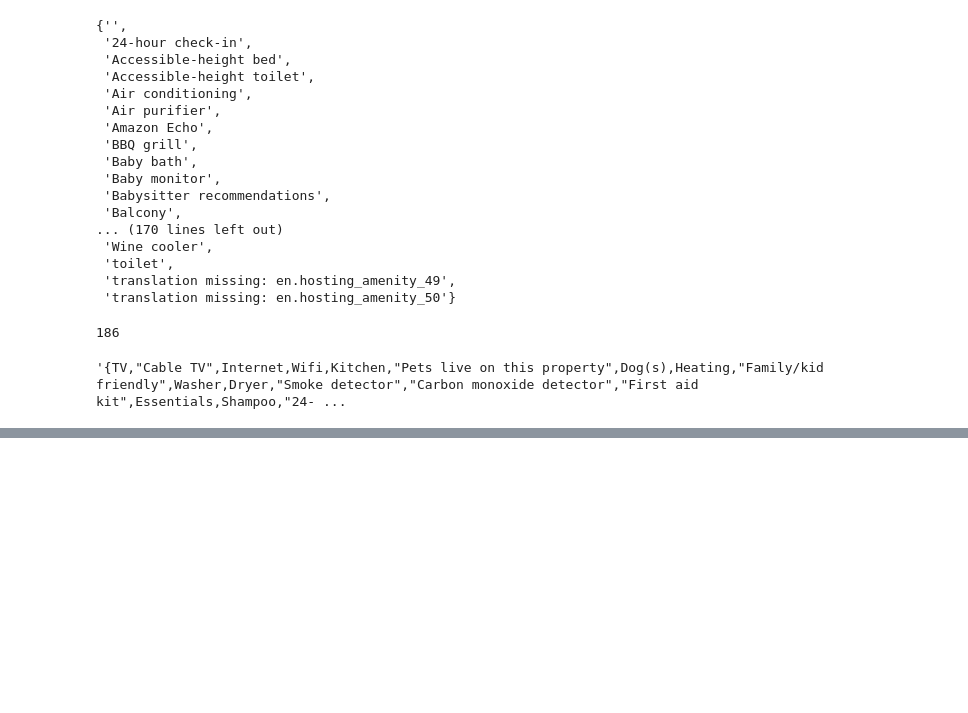
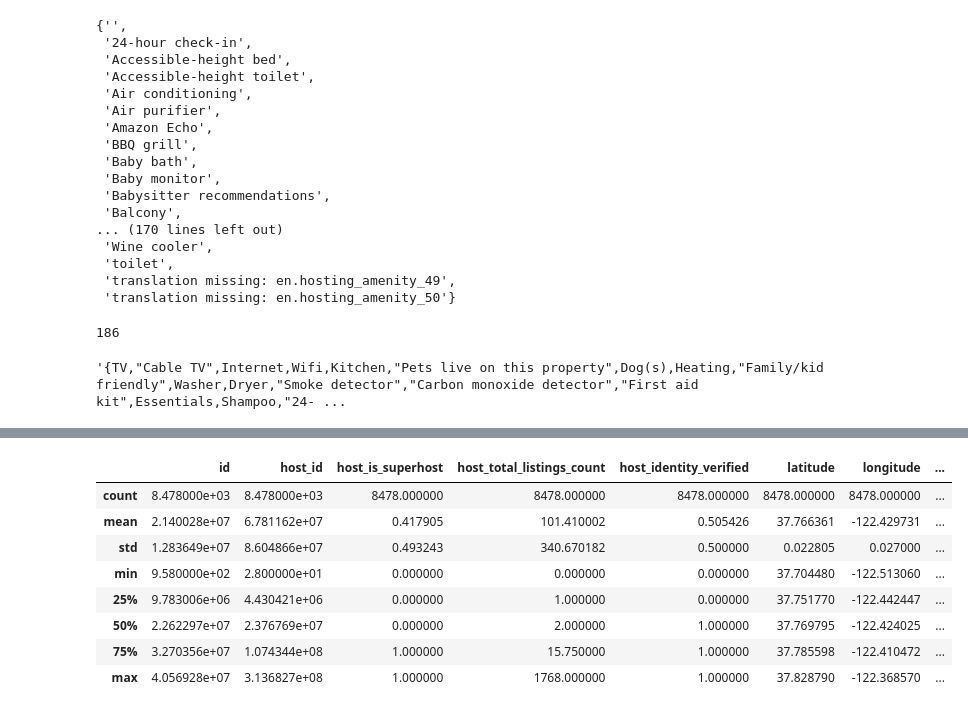
Before and after one commit to shabnami/Capstone_project_Airbnb, a Jupyter notebook: Airbnb.ipynb, the cells around one changed output, grey strips where cells are left out. Saved outputs shown, nothing was run; the diff lists cells and outputs as text; code cells hidden in the pictures; blank space fills up the shorter version.

```diff
--- a/Airbnb.ipynb
+++ b/Airbnb.ipynb
@@ -702,0 +704,12 @@ df = full_data.drop(columns_to_drop, axis = 1)
+# %%
+df.describe()
+# %% [output]
+|  | id | host_id | host_is_superhost | host_total_listings_count | host_identity_verified | latitude | longitude | ... |
+| count | 8.478000e+03 | 8.478000e+03 | 8478.000000 | 8478.000000 | 8478.000000 | 8478.000000 | 8478.000000 | ... |
+| mean | 2.140028e+07 | 6.781162e+07 | 0.417905 | 101.410002 | 0.505426 | 37.766361 | -122.429731 | ... |
+| std | 1.283649e+07 | 8.604866e+07 | 0.493243 | 340.670182 | 0.500000 | 0.022805 | 0.027000 | ... |
+| min | 9.580000e+02 | 2.800000e+01 | 0.000000 | 0.000000 | 0.000000 | 37.704480 | -122.513060 | ... |
+| 25% | 9.783006e+06 | 4.430421e+06 | 0.000000 | 1.000000 | 0.000000 | 37.751770 | -122.442447 | ... |
+| 50% | 2.262297e+07 | 2.376769e+07 | 0.000000 | 2.000000 | 1.000000 | 37.769795 | -122.424025 | ... |
+| 75% | 3.270356e+07 | 1.074344e+08 | 1.000000 | 15.750000 | 1.000000 | 37.785598 | -122.410472 | ... |
+| max | 4.056928e+07 | 3.136827e+08 | 1.000000 | 1768.000000 | 1.000000 | 37.828790 | -122.368570 | ... |
```
Also changed, not shown: parts of 23 cells of this notebook.
